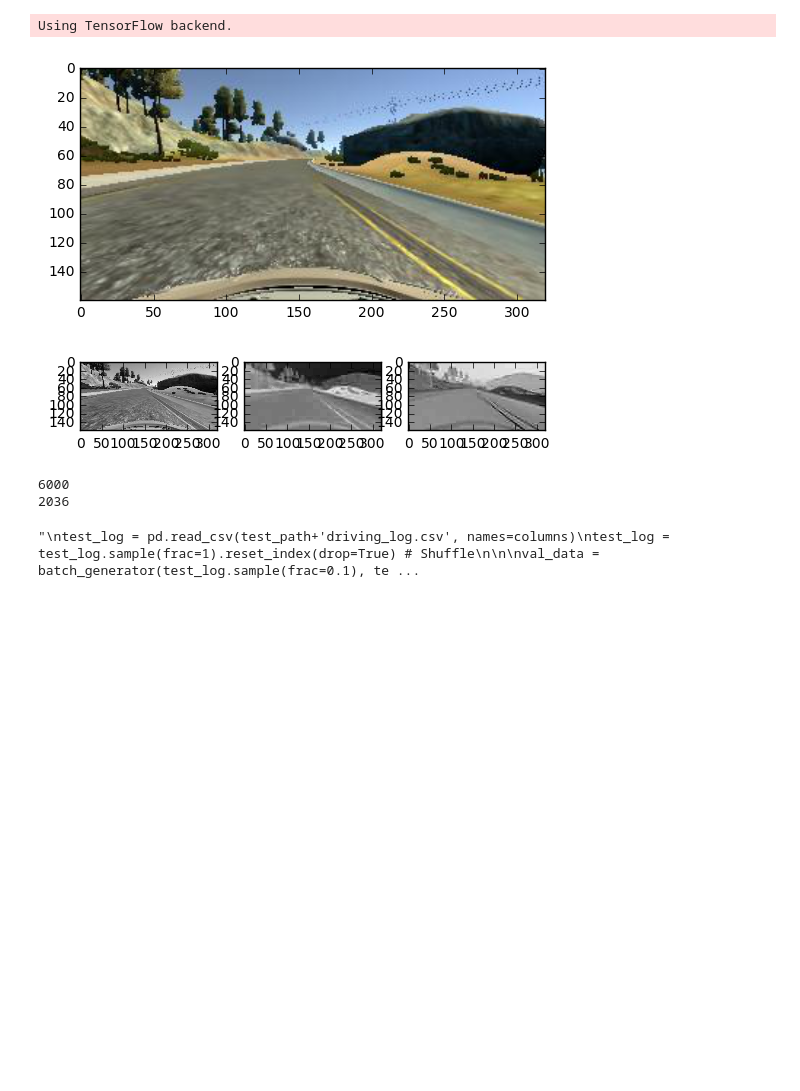
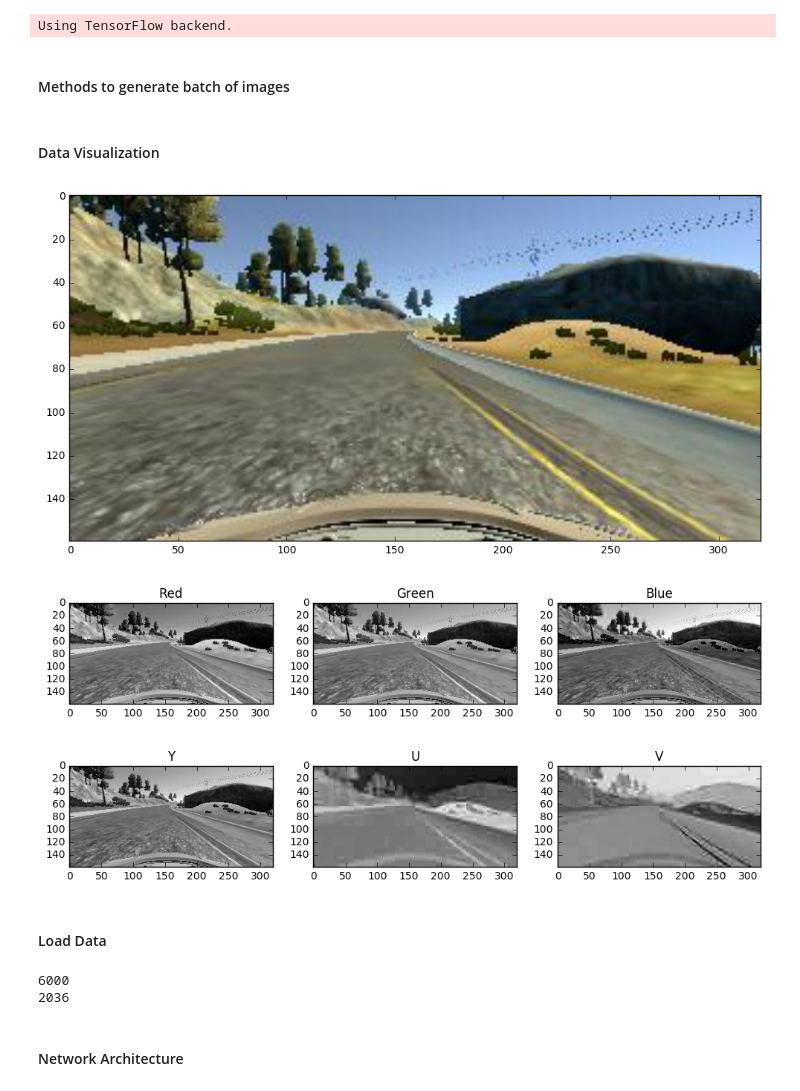
Before and after one commit to hashkanna/CarND-Behavioral-Cloning, a Jupyter notebook: model.ipynb, the cells around one changed output. Saved outputs shown, nothing was run; the diff lists cells and outputs as text; code cells hidden in the pictures; blank space fills up the shorter version.

```diff
--- a/model.ipynb
+++ b/model.ipynb
@@ -30,4 +29,6 @@ from keras.models import model_from_json
 %matplotlib inline
 # %% [output]
 Using TensorFlow backend.
+# %% [markdown]
+#### Methods to generate batch of images
 # %%
@@ -81,0 +77,2 @@ img_rows, img_cols = 66, 200
+# %% [markdown]
+#### Data Visualization
@@ -82,57 +94,63 @@ img_rows, img_cols = 66, 200
 # %%
 fname = 'center_2016_12_01_13_34_38_057.jpg'
-import matplotlib.image as mpimg
-# im = load_img(data_path+'IMG/'+fname, False, (66, 200))
 im1 = mpimg.imread(data_path+'IMG/'+fname)
-# im = img_to_array(im)
+
 plt.figure()
 plt.imshow(im1)
 im = cv2.cvtColor(im1, cv2.COLOR_RGB2YUV)
 # im = normalize_color(im)
 
 plt.figure()
 plt.rcParams['figure.figsize'] = (12,10)
 plt.subplot(1,3,1)
+plt.title('Red')
+plt.imshow(im1[:,:,0]/255., cmap='gray')
+plt.subplot(1,3,2)
+plt.title('Green')
+plt.imshow(im1[:,:,1]/255., cmap='gray')
+plt.subplot(1,3,3)
+plt.title('Blue')
+plt.imshow(im1[:,:,2]/255., cmap='gray')
+plt.show()
 
+plt.figure()
+plt.rcParams['figure.figsize'] = (12,10)
+plt.subplot(1,3,1)
+plt.title('Y')
 plt.imshow(im[:,:,0]/255., cmap='gray')
 plt.subplot(1,3,2)
-# plt.figure()
+plt.title('U')
 plt.imshow(im[:,:,1]/255., cmap='gray')
-# plt.figure()
 plt.subplot(1,3,3)
+plt.title('V')
 plt.imshow(im[:,:,2]/255., cmap='gray')
 plt.show()
 # %% [output]
-[figure, old version]
+[figure, new version]
-[figure, old version]
+[figure, new version]
+[figure, added]
+# %% [markdown]
+#### Load Data
 # %%
+# load data from csv
 columns = ['center', 'left', 'right', 'steering', 'throttle', 'brake', 'speed']
 driving_log = pd.read_csv(data_path+'driving_log.csv', names=columns)
-driving_log = driving_log.sample(frac=1).reset_index(drop=True) # Shuffle
+driving_log = driving_log.sample(frac=1).reset_index(drop=True) # Shuffle the entire dataset
 
-#X_train, X_val, y_train, y_val = train_test_split(train['features'], train['labels'], test_size=0.33, random_state=0)
+# split the dataset into train and validation set at a 75:25 ratio
 driving_log_train = driving_log[1:6001] #ignore the header and then take the first 6000 rows
 driving_log_validation = driving_log[6001:] # take the remaining for validation set
 
-#train_data = batch_generator(driving_log, data_path, batch_size=32)
+# generate batches of images
 train_data = batch_generator(driving_log_train, data_path, batch_size=32)
 validation_data = batch_generator(driving_log_validation, data_path, batch_size=32)
 
-#print(driving_log_train[-2:-1])
+# print count of train and validation sets
 print(len(driving_log_train))
 print(len(driving_log_validation))
-#print(next(train_data))
-'''
-test_log = pd.read_csv(test_path+'driving_log.csv', names=columns)
-test_log = test_log.sample(frac=1).reset_index(drop=True) # Shuffle
-
-
-val_data = batch_generator(test_log.sample(frac=0.1), test_path, batch_size=32)
-test_data = batch_generator(test_log.sample(frac=0.9), test_path, batch_size=32)
-print(len(test_log))
-'''
 # %% [output]
 6000
 2036
-"\ntest_log = pd.read_csv(test_path+'driving_log.csv', names=columns)\ntest_log = test_log.sample(frac=1).reset_index(drop=True) # Shuffle\n\n\nval_data = batch_generator(test_log.sample(frac=0.1), te ...
+# %% [markdown]
+#### Network Architecture
 # %%
```
Also changed, not shown: parts of 11 cells of this notebook, 2 other files.
